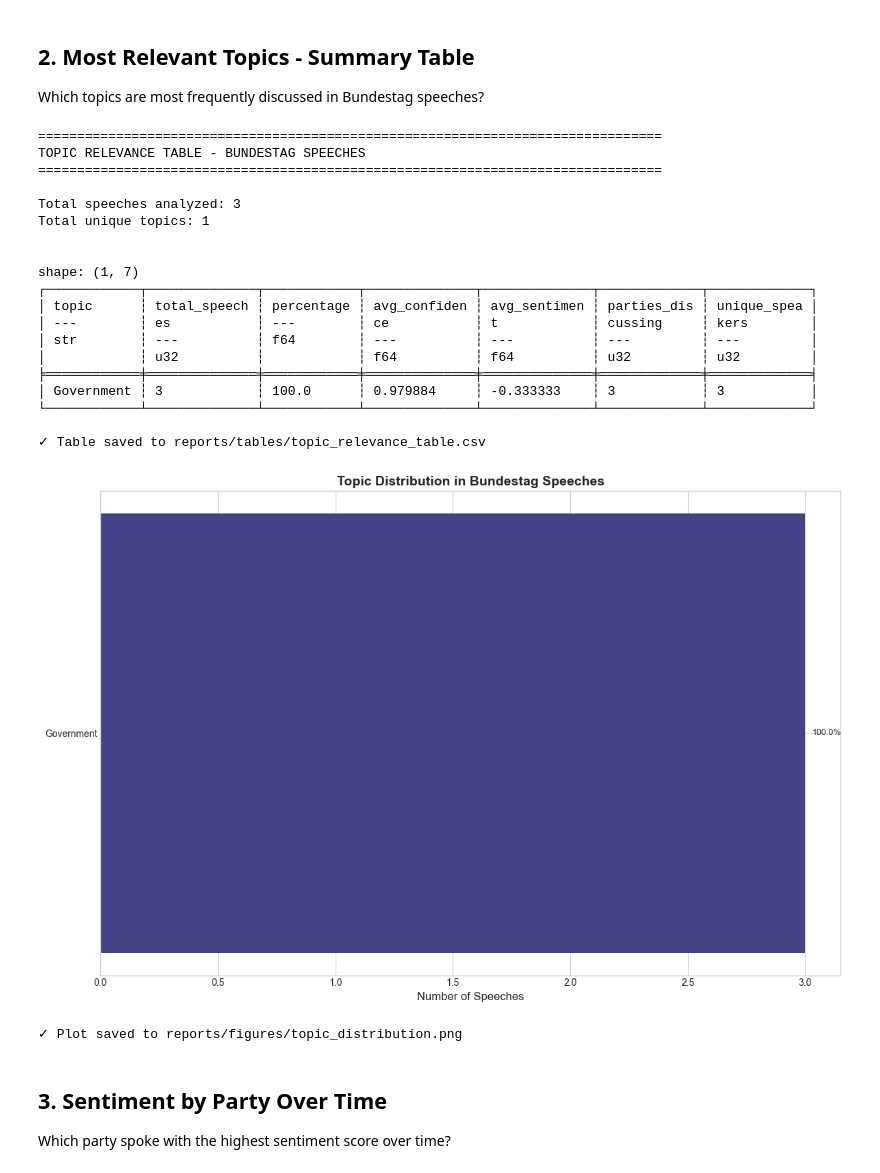
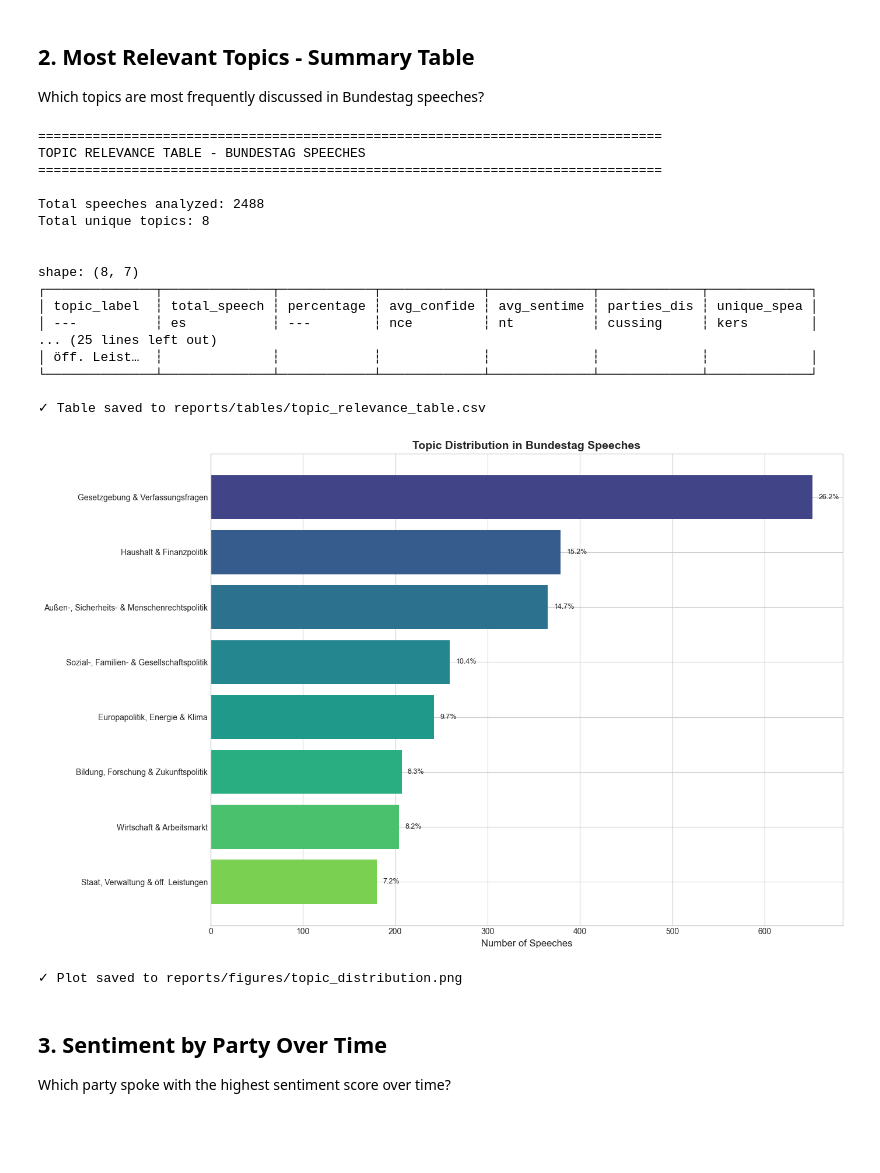
Before and after one commit to olivepol/parl_speech_topic_sent, a Jupyter notebook: notebooks/06_final_analysis.ipynb, the cells around one changed output. Cells and saved outputs as stored; diff of their text form; code cells hidden in the pictures; blank space fills up the shorter version.

```diff
--- a/notebooks/06_final_analysis.ipynb
+++ b/notebooks/06_final_analysis.ipynb
@@ -159,41 +214,41 @@ plt.style.use('seaborn-v0_8-whitegrid')
 plt.rcParams['figure.figsize'] = (12, 6)
 plt.rcParams['font.size'] = 10
 
-# Calculate topic frequency over time (by year-month)
+# Calculate topic frequency over time (by year)
 topic_time = (
-    df.group_by(['year_month', 'topic'])
+    df.group_by(['year', 'topic_label'])
     .agg(pl.len().alias('count'))
-    .sort(['year_month', 'topic'])
+    .sort(['year', 'topic_label'])
 )
 
 # Get top 8 most common topics overall for cleaner visualization
 top_topics = (
-    df.group_by('topic')
+    df.group_by('topic_label')
     .agg(pl.len().alias('total'))
     .sort('total', descending=True)
-    .head(8)['topic'].to_list()
+    .head(8)['topic_label'].to_list()
 )
 
 print(f"Top 8 topics for visualization: {top_topics}")
 
 # Filter to top topics and pivot for plotting
-topic_time_top = topic_time.filter(pl.col('topic').is_in(top_topics))
+topic_time_top = topic_time.filter(pl.col('topic_label').is_in(top_topics))
 
 # Create the plot
-fig, ax = plt.subplots(figsize=(14, 7))
+fig, ax = plt.subplots(figsize=(16, 8))
 
 # Get unique time periods and topics
-time_periods = sorted(topic_time_top['year_month'].unique().to_list())
+time_periods = sorted(topic_time_top['year'].unique().to_list())
 
 # Plot each topic as a line
 colors = plt.cm.tab10(np.linspace(0, 1, len(top_topics)))
 
 for i, topic in enumerate(top_topics):
-    topic_data = topic_time_top.filter(pl.col('topic') == topic)
+    topic_data = topic_time_top.filter(pl.col('topic_label') == topic)
 
     # Create a complete time series (fill missing with 0)
     counts_dict = dict(zip(
-        topic_data['year_month'].to_list(),
+        topic_data['year'].to_list(),
         topic_data['count'].to_list()
     ))
     counts = [counts_dict.get(t, 0) for t in time_periods]
@@ -211,7 +266,7 @@ tick_positions = range(0, len(time_periods), max(1, len(time_periods)//10))
 ax.set_xticks(tick_positions)
 ax.set_xticklabels([time_periods[i] for i in tick_positions], rotation=45, ha='right')
 
-ax.legend(bbox_to_anchor=(1.02, 1), loc='upper left', fontsize=9)
+ax.legend(bbox_to_anchor=(1.02, 1), loc='upper left', fontsize=8, frameon=True)
 plt.tight_layout()
 plt.savefig('../reports/figures/topic_frequency_over_time.png', dpi=150, bbox_inches='tight')
 plt.show()
@@ -228,7 +283,7 @@ Which topics are most frequently discussed in Bundestag speeches?
 # %%
 # Create comprehensive topic relevance table
 topic_summary = (
-    df.group_by('topic')
+    df.group_by('topic_label')
     .agg([
         pl.len().alias('total_speeches'),
         pl.col('topic_confidence').mean().alias('avg_confidence'),
@@ -247,7 +302,7 @@ topic_summary = topic_summary.with_columns(
 
 # Reorder columns for display
 topic_summary = topic_summary.select([
-    'topic', 'total_speeches', 'percentage', 'avg_confidence',
+    'topic_label', 'total_speeches', 'percentage', 'avg_confidence',
     'avg_sentiment', 'parties_discussing', 'unique_speakers'
 ])
 
@@ -269,50 +324,48 @@ print("\n✓ Table saved to reports/tables/topic_relevance_table.csv")
 TOPIC RELEVANCE TABLE - BUNDESTAG SPEECHES
 ================================================================================
 
-Total speeches analyzed: 3
-Total unique topics: 1
+Total speeches analyzed: 2488
+Total unique topics: 8
 
 
-shape: (1, 7)
-┌────────────┬──────────────┬────────────┬──────────────┬──────────────┬─────────────┬─────────────┐
-│ topic      ┆ total_speech ┆ percentage ┆ avg_confiden ┆ avg_sentimen ┆ parties_dis ┆ unique_spea │
-│ ---        ┆ es           ┆ ---        ┆ ce           ┆ t            ┆ cussing     ┆ kers        │
-│ str        ┆ ---          ┆ f64        ┆ ---          ┆ ---          ┆ ---         ┆ ---         │
-│            ┆ u32          ┆            ┆ f64          ┆ f64          ┆ u32         ┆ u32         │
-╞════════════╪══════════════╪════════════╪══════════════╪══════════════╪═════════════╪═════════════╡
-│ Government ┆ 3            ┆ 100.0      ┆ 0.979884     ┆ -0.333333    ┆ 3           ┆ 3           │
-└────────────┴──────────────┴────────────┴──────────────┴──────────────┴─────────────┴─────────────┘
+shape: (8, 7)
+┌──────────────┬──────────────┬────────────┬─────────────┬─────────────┬─────────────┬─────────────┐
+│ topic_label  ┆ total_speech ┆ percentage ┆ avg_confide ┆ avg_sentime ┆ parties_dis ┆ unique_spea │
+│ ---          ┆ es           ┆ ---        ┆ nce         ┆ nt          ┆ cussing     ┆ kers        │
+... (25 lines left out)
+│ öff. Leist…  ┆              ┆            ┆             ┆             ┆             ┆             │
+└──────────────┴──────────────┴────────────┴─────────────┴─────────────┴─────────────┴─────────────┘
 
 ✓ Table saved to reports/tables/topic_relevance_table.csv
 # %%
 # Visualize topic distribution as horizontal bar chart
-fig, ax = plt.subplots(figsize=(12, 8))
+fig, ax = plt.subplots(figsize=(14, 9))
 
-topics = topic_summary['topic'].to_list()
+topics = topic_summary['topic_label'].to_list()
 counts = topic_summary['total_speeches'].to_list()
 percentages = topic_summary['percentage'].to_list()
 
 # Create horizontal bar chart
 colors = plt.cm.viridis(np.linspace(0.2, 0.8, len(topics)))
 bars = ax.barh(range(len(topics)), counts, color=colors)
 
 # Add percentage labels
 for i, (count, pct) in enumerate(zip(counts, percentages)):
     ax.text(count + max(counts)*0.01, i, f'{pct:.1f}%', va='center', fontsize=9)
 
 ax.set_yticks(range(len(topics)))
 ax.set_yticklabels(topics)
 ax.invert_yaxis()  # Most common at top
 ax.set_xlabel('Number of Speeches', fontsize=12)
 ax.set_title('Topic Distribution in Bundestag Speeches', fontsize=14, fontweight='bold')
 
 plt.tight_layout()
 plt.savefig('../reports/figures/topic_distribution.png', dpi=150, bbox_inches='tight')
 plt.show()
 
 print("\n✓ Plot saved to reports/figures/topic_distribution.png")
 # %% [output]
-[figure, old version]
+[figure, new version]
 ✓ Plot saved to reports/figures/topic_distribution.png
 # %% [markdown]
 ## 3. Sentiment by Party Over Time
```
Also changed, not shown: parts of 13 cells of this notebook, 12 other files.
